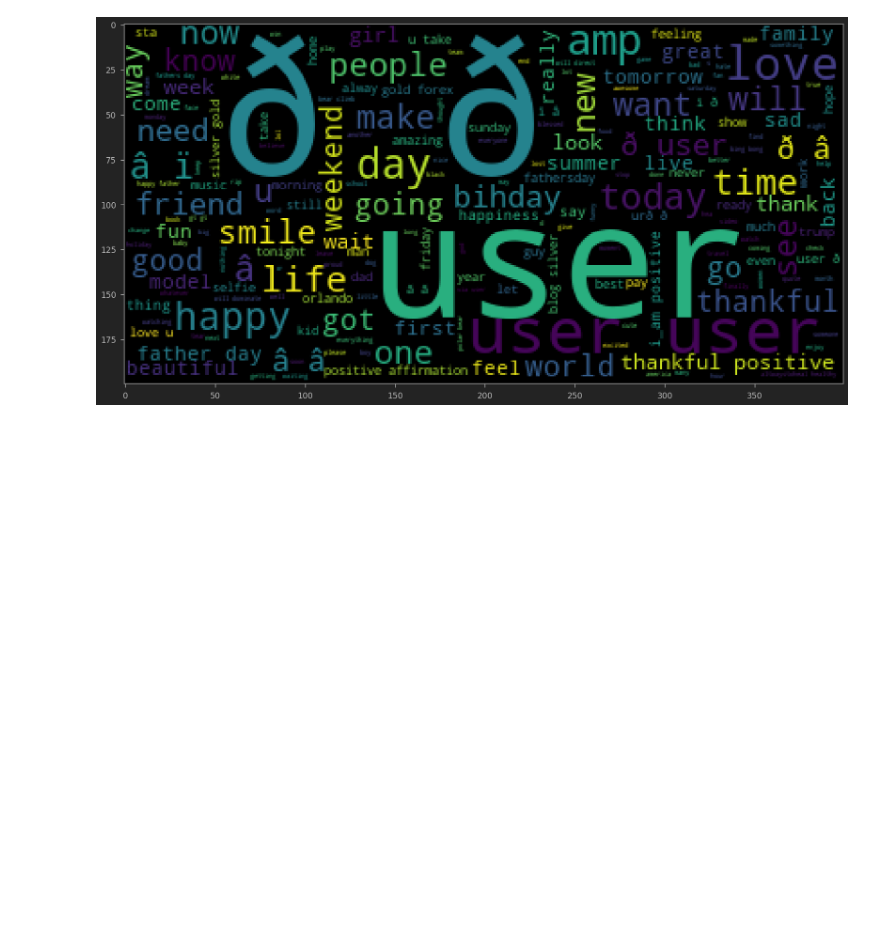
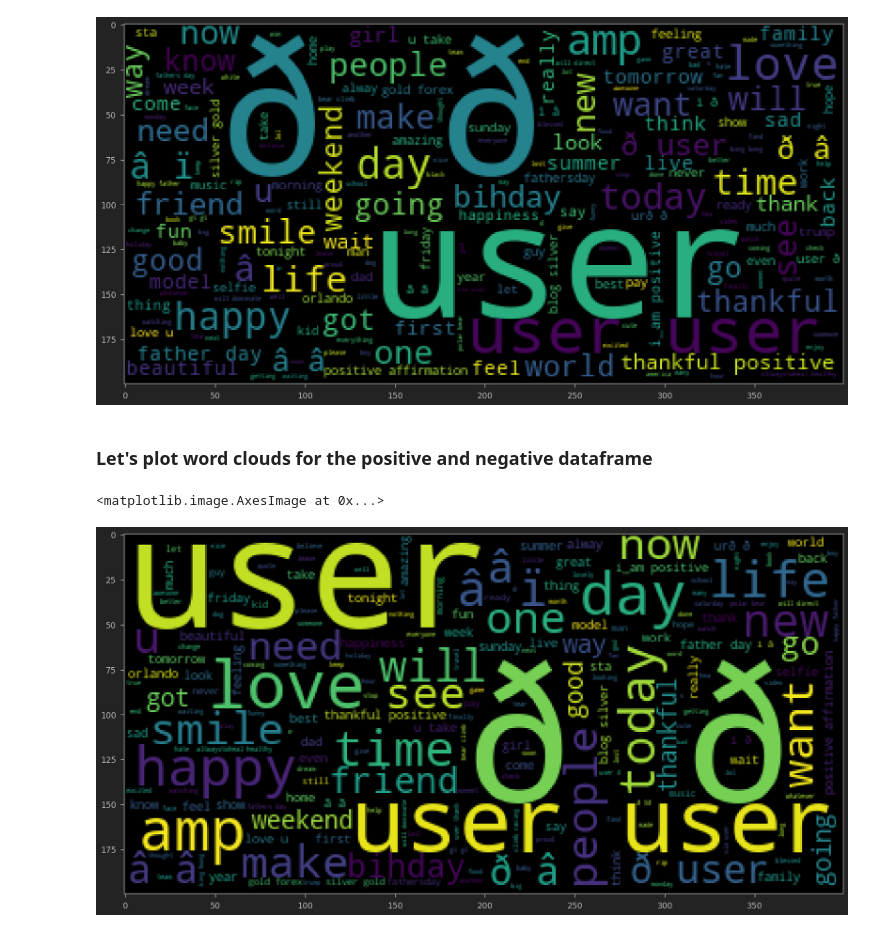
Before and after one commit to mitzu-93/twitter-sentiment, a Jupyter notebook: sentiment-analysis.ipynb, the cells around one changed output. Saved outputs shown, nothing was run; the diff lists cells and outputs as text; code cells hidden in the pictures; blank space fills up the shorter version.

```diff
--- a/sentiment-analysis.ipynb
+++ b/sentiment-analysis.ipynb
@@ -210,3 +210,17 @@ plt.imshow(WordCloud().generate(sentences_as_one))
 # %% [output]
 <matplotlib.image.AxesImage at 0x...>
 [figure]
+# %% [markdown]
+### Let's plot word clouds for the positive and negative dataframe
+# %%
+#combining all pos tweets in one string so that we can make a word cloud
+pos_sentences = positive['tweet'].tolist()
+len(pos_sentences)
+
+pos_sentences_as_one =' '.join(pos_sentences)
+
+plt.figure(figsize=(20,20))
+plt.imshow(WordCloud().generate(pos_sentences_as_one))
+# %% [output]
+<matplotlib.image.AxesImage at 0x...>
+[figure, added]
```
Also changed, not shown: parts of 6 cells of this notebook.
